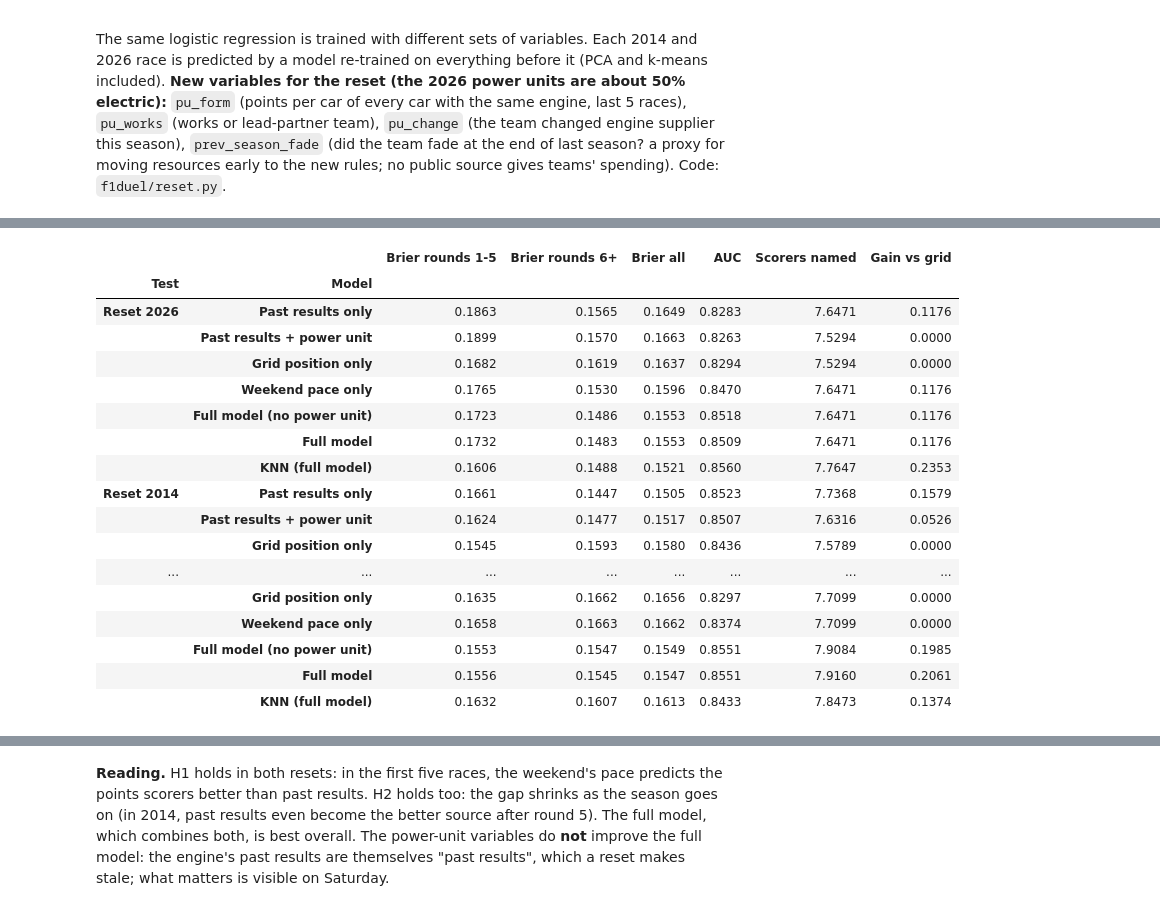
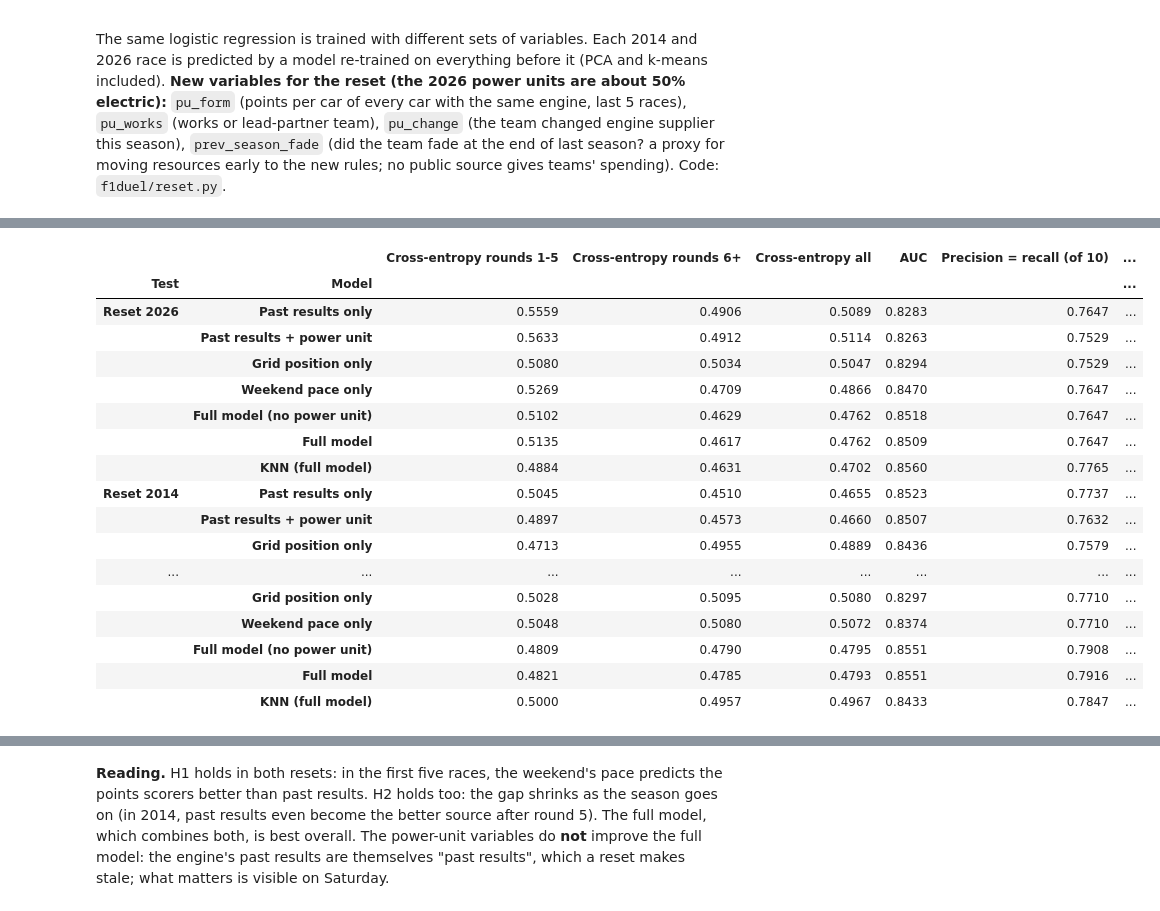
Before and after one commit to papchabertieu2025-design/f1-duel, a Jupyter notebook: notebooks/08_reset.ipynb, the cells around one changed output, grey strips where cells are left out. Saved outputs shown, nothing was run; the diff lists cells and outputs as text; code cells hidden in the pictures.

```diff
--- a/notebooks/08_reset.ipynb
+++ b/notebooks/08_reset.ipynb
@@ -29,29 +29,29 @@ Mechanical retirements: 2025 3% -> 2026 13%; 2013 6% -> 2014 13%
 # %%
 rows = []
 for test in ['Reset 2026', 'Reset 2014', 'Normal seasons 2020-2025']:
     for n, v in R[test]['models'].items():
-        rows.append({'Test': test, 'Model': n, 'Brier rounds 1-5': v['brier_early'], 'Brier rounds 6+': v['brier_late'],
-                     'Brier all': v['brier'], 'AUC': v['auc'], 'Scorers named': v['named'], 'Gain vs grid': v['gain_vs_grid'][0]})
+        rows.append({'Test': test, 'Model': n, 'Cross-entropy rounds 1-5': v['logloss_early'], 'Cross-entropy rounds 6+': v['logloss_late'],
+                     'Cross-entropy all': v['logloss'], 'AUC': v['auc'], 'Precision = recall (of 10)': v['named'] / 10, 'Gain vs grid': v['gain_vs_grid'][0]})
 T = pd.DataFrame(rows).set_index(['Test', 'Model']).round(4); T
 # %% [output]
-|  |  | Brier rounds 1-5 | Brier rounds 6+ | Brier all | AUC | Scorers named | Gain vs grid |
-| Test | Model |  |  |  |  |  |  |
-| Reset 2026 | Past results only | 0.1863 | 0.1565 | 0.1649 | 0.8283 | 7.6471 | 0.1176 |
-|  | Past results + power unit | 0.1899 | 0.1570 | 0.1663 | 0.8263 | 7.5294 | 0.0000 |
-|  | Grid position only | 0.1682 | 0.1619 | 0.1637 | 0.8294 | 7.5294 | 0.0000 |
-|  | Weekend pace only | 0.1765 | 0.1530 | 0.1596 | 0.8470 | 7.6471 | 0.1176 |
-|  | Full model (no power unit) | 0.1723 | 0.1486 | 0.1553 | 0.8518 | 7.6471 | 0.1176 |
-|  | Full model | 0.1732 | 0.1483 | 0.1553 | 0.8509 | 7.6471 | 0.1176 |
-|  | KNN (full model) | 0.1606 | 0.1488 | 0.1521 | 0.8560 | 7.7647 | 0.2353 |
-| Reset 2014 | Past results only | 0.1661 | 0.1447 | 0.1505 | 0.8523 | 7.7368 | 0.1579 |
-|  | Past results + power unit | 0.1624 | 0.1477 | 0.1517 | 0.8507 | 7.6316 | 0.0526 |
-|  | Grid position only | 0.1545 | 0.1593 | 0.1580 | 0.8436 | 7.5789 | 0.0000 |
+|  |  | Cross-entropy rounds 1-5 | Cross-entropy rounds 6+ | Cross-entropy all | AUC | Precision = recall (of 10) | ... |
+| Test | Model |  |  |  |  |  | ... |
+| Reset 2026 | Past results only | 0.5559 | 0.4906 | 0.5089 | 0.8283 | 0.7647 | ... |
+|  | Past results + power unit | 0.5633 | 0.4912 | 0.5114 | 0.8263 | 0.7529 | ... |
+|  | Grid position only | 0.5080 | 0.5034 | 0.5047 | 0.8294 | 0.7529 | ... |
+|  | Weekend pace only | 0.5269 | 0.4709 | 0.4866 | 0.8470 | 0.7647 | ... |
+|  | Full model (no power unit) | 0.5102 | 0.4629 | 0.4762 | 0.8518 | 0.7647 | ... |
+|  | Full model | 0.5135 | 0.4617 | 0.4762 | 0.8509 | 0.7647 | ... |
+|  | KNN (full model) | 0.4884 | 0.4631 | 0.4702 | 0.8560 | 0.7765 | ... |
+| Reset 2014 | Past results only | 0.5045 | 0.4510 | 0.4655 | 0.8523 | 0.7737 | ... |
+|  | Past results + power unit | 0.4897 | 0.4573 | 0.4660 | 0.8507 | 0.7632 | ... |
+|  | Grid position only | 0.4713 | 0.4955 | 0.4889 | 0.8436 | 0.7579 | ... |
 | ... | ... | ... | ... | ... | ... | ... | ... |
-|  | Grid position only | 0.1635 | 0.1662 | 0.1656 | 0.8297 | 7.7099 | 0.0000 |
-|  | Weekend pace only | 0.1658 | 0.1663 | 0.1662 | 0.8374 | 7.7099 | 0.0000 |
-|  | Full model (no power unit) | 0.1553 | 0.1547 | 0.1549 | 0.8551 | 7.9084 | 0.1985 |
-|  | Full model | 0.1556 | 0.1545 | 0.1547 | 0.8551 | 7.9160 | 0.2061 |
-|  | KNN (full model) | 0.1632 | 0.1607 | 0.1613 | 0.8433 | 7.8473 | 0.1374 |
+|  | Grid position only | 0.5028 | 0.5095 | 0.5080 | 0.8297 | 0.7710 | ... |
+|  | Weekend pace only | 0.5048 | 0.5080 | 0.5072 | 0.8374 | 0.7710 | ... |
+|  | Full model (no power unit) | 0.4809 | 0.4790 | 0.4795 | 0.8551 | 0.7908 | ... |
+|  | Full model | 0.4821 | 0.4785 | 0.4793 | 0.8551 | 0.7916 | ... |
+|  | KNN (full model) | 0.5000 | 0.4957 | 0.4967 | 0.8433 | 0.7847 | ... |
 # %%
 for test in ['Reset 2026', 'Reset 2014']:
     m = R[test]['models']
```
Also changed, not shown: parts of 2 cells of this notebook, 15 other files.
